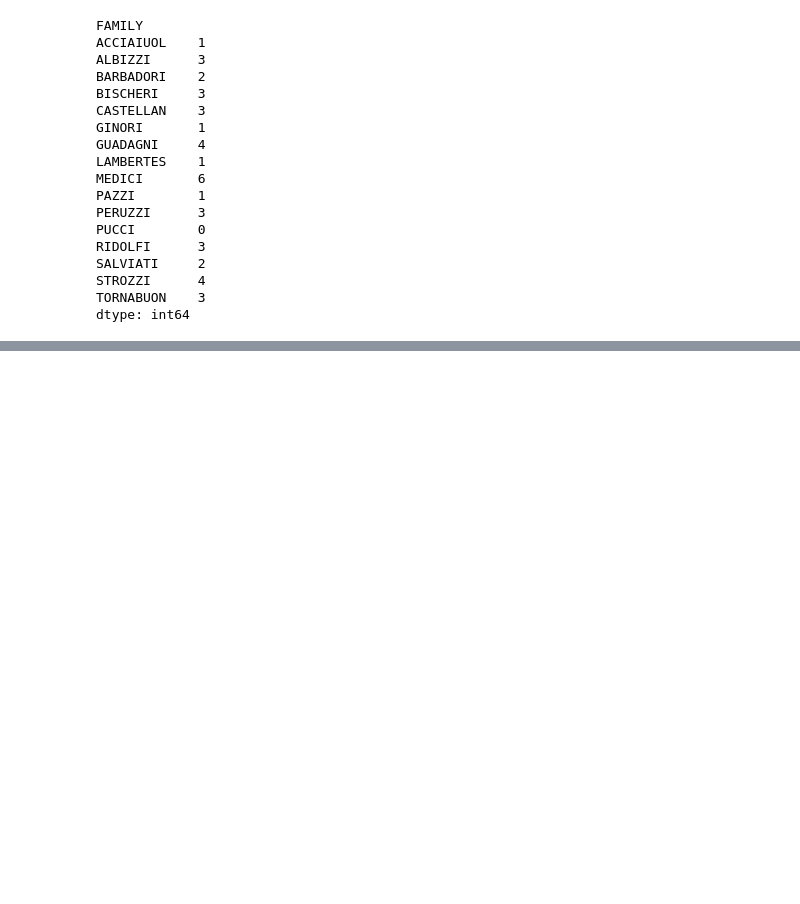
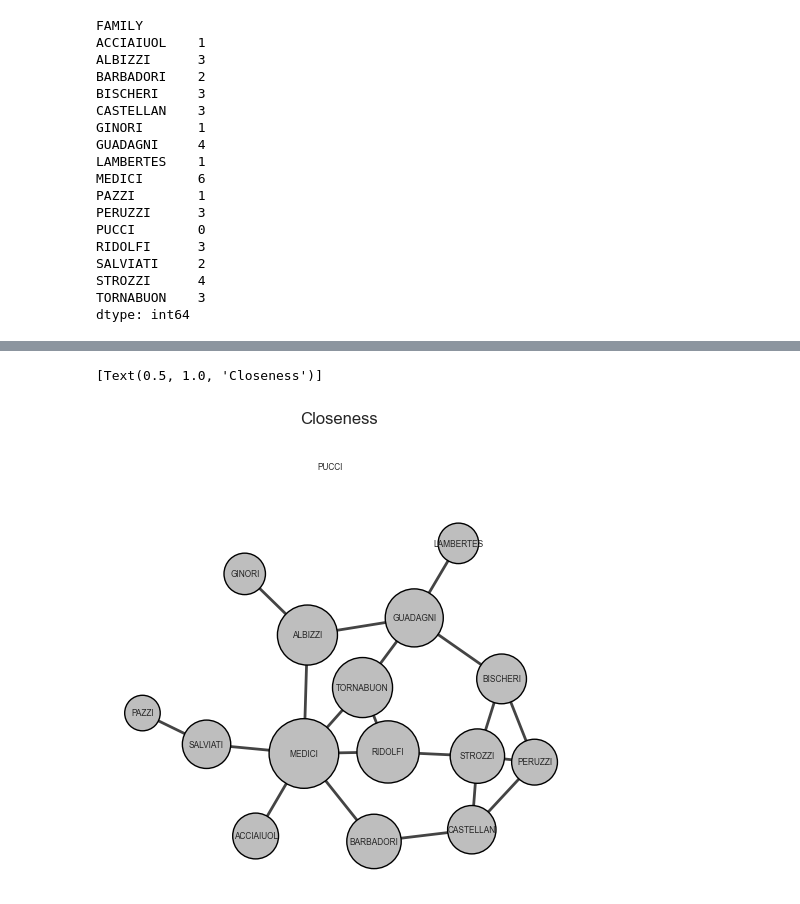
Before and after one commit to jeffallen13/qsspy, a Jupyter notebook: DISCOVERY/discovery-py.ipynb, the cells around one changed output, grey strips where cells are left out. Cells and saved outputs as stored; diff of their text form; code cells hidden in the pictures; blank space fills up the shorter version.

```diff
--- a/DISCOVERY/discovery-py.ipynb
+++ b/DISCOVERY/discovery-py.ipynb
@@ -629,0 +752,21 @@ dtype: int64
+# %%
+close = pd.Series(florence_g.closeness(normalized=False),
+                  index=florence_g.vs['name'])
+
+close['PUCCI'] = 0
+
+fig, ax = plt.subplots(figsize=(6,6))
+
+ig.plot(
+    florence_g,
+    target=ax,
+    vertex_size=close * 25,
+    vertex_label=florence_g.vs["name"],
+    vertex_label_size=6.0,
+    vertex_color='gray',
+    bbox=(0, 0, 300, 300),
+    margin=20
+).set(title='Closeness')
+# %% [output]
+[Text(0.5, 1.0, 'Closeness')]
+[figure, added]
```
Also changed, not shown: parts of 13 cells of this notebook, 2 other files.
